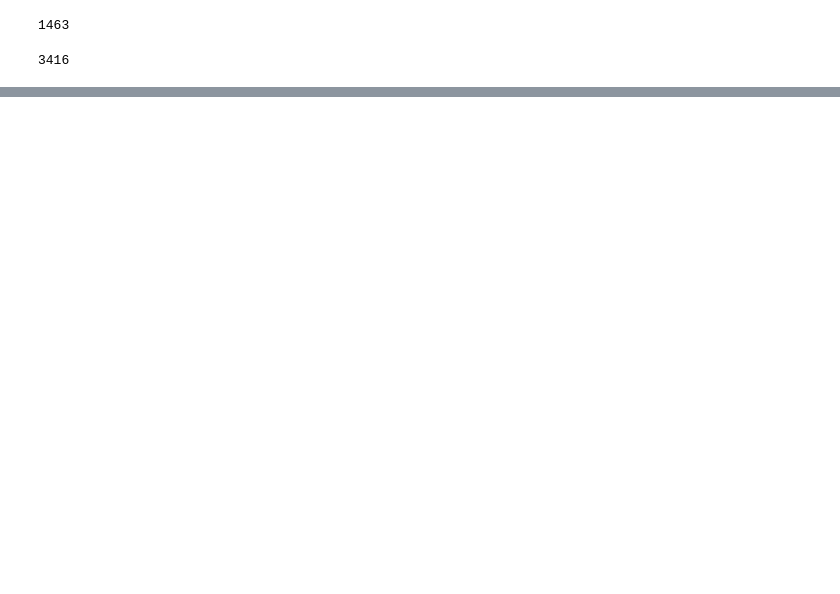
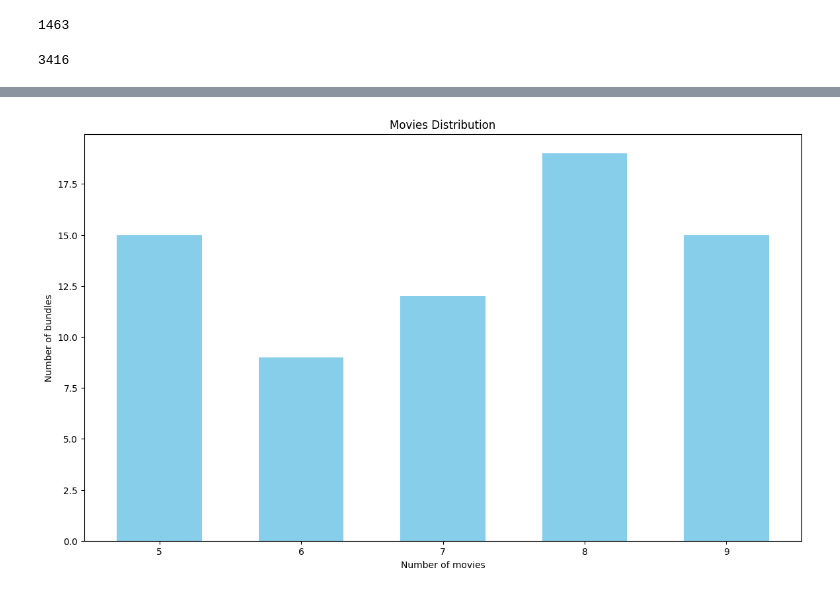
Before and after one commit to hieunt1410/LightBPR, a Jupyter notebook: ML_1M_Processing.ipynb, the cells around one changed output, grey strips where cells are left out. Saved outputs shown, nothing was run; the diff lists cells and outputs as text; code cells hidden in the pictures; blank space fills up the shorter version.

```diff
--- a/ML_1M_Processing.ipynb
+++ b/ML_1M_Processing.ipynb
@@ -326,15 +294,33 @@ plt.show()
 # %%
-bi_dict = {}
+# bi_dict = {}
 
-for b, idx in bundle_dict.items():
-  if len(b) not in bi_dict:
-    bi_dict[len(b)] = 0
-  else:
-    bi_dict[len(b)] += 1
+# for b, idx in bundle_dict.items():
+#   if len(b) not in bi_dict:
+#     bi_dict[len(b)] = 0
+#   else:
+#     bi_dict[len(b)] += 1
 
-plt.figure(figsize=(18, 10))
-plt.bar(bi_dict.keys(), bi_dict.values())
-plt.xlabel('Number of items in a bundle')
+# plt.figure(figsize=(18, 10))
+# plt.bar(bi_dict.keys(), bi_dict.values())
+# plt.xlabel('Number of items in a bundle')
+# plt.ylabel('Number of bundles')
+# plt.show()
+index_ranges = [x for x in range(5, 10)]
+movies_cnt = [0] * len(index_ranges)
+for bun, idx in bundle_dict.items():
+    for i, x in enumerate(index_ranges):
+        if len(bun) == x:
+            movies_cnt[i] += 1
+            break
+
+x_labels = [x for x in index_ranges]
+
+plt.figure(figsize=(14, 8))
+plt.bar(x_labels, movies_cnt, color='skyblue', width=0.6)
+plt.xlabel('Number of movies')
 plt.ylabel('Number of bundles')
+plt.title('Movies Distribution')
 plt.show()
+# %% [output]
+[figure, added]
 # %%
```
Also changed, not shown: parts of 16 cells of this notebook.
